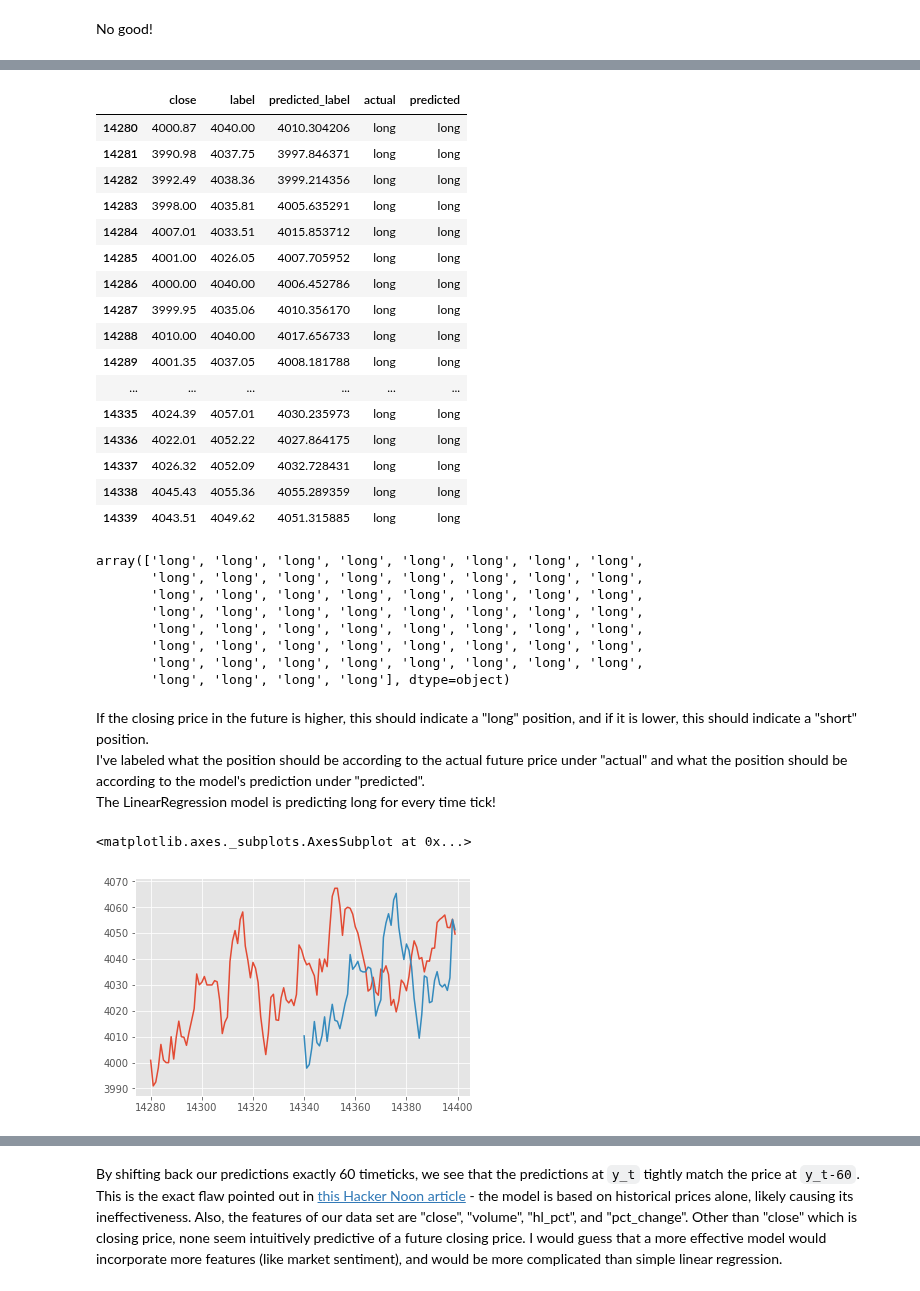
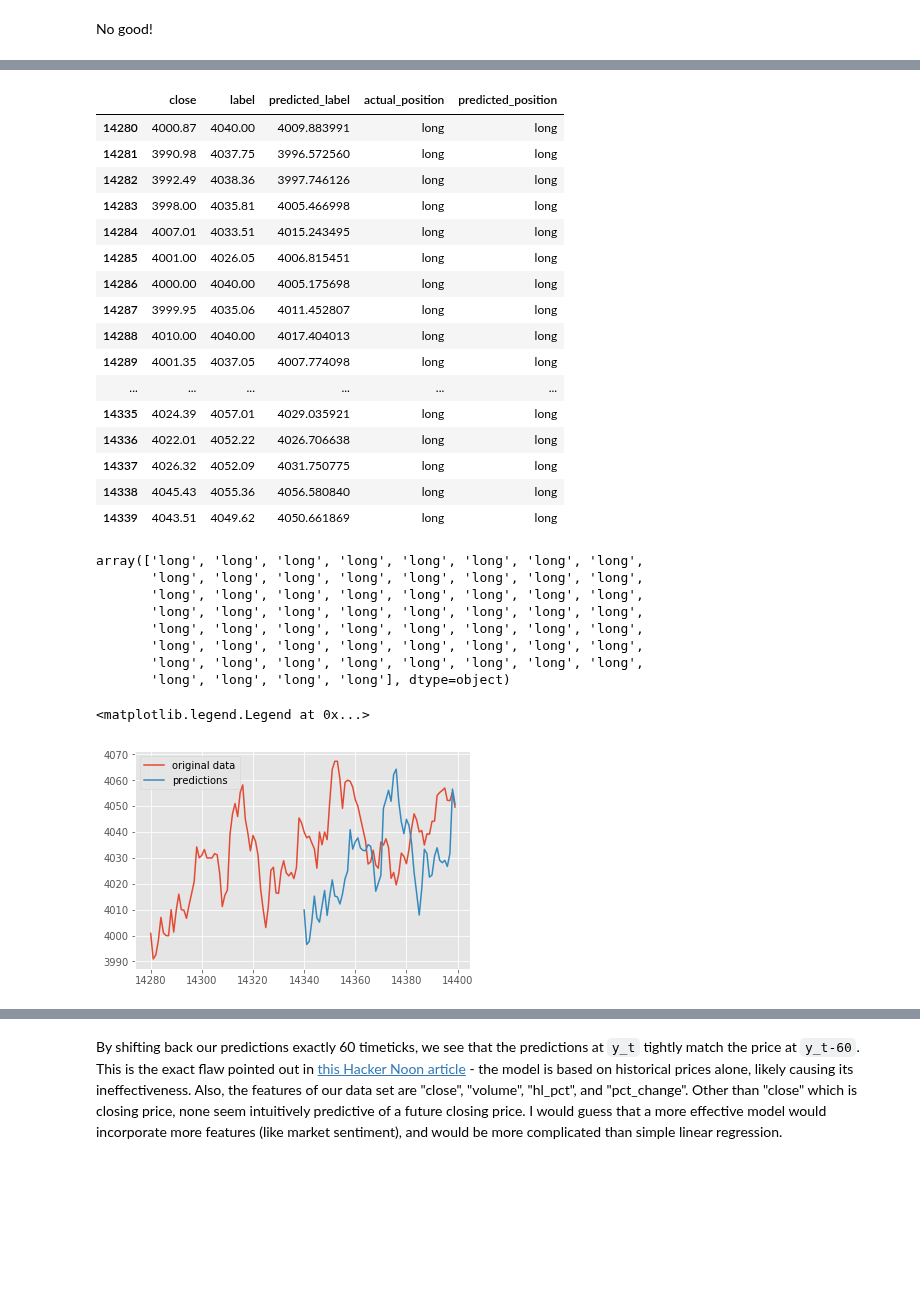
Before and after one commit to jonathancai11/btc-analysis, a Jupyter notebook: btc-prediction.ipynb, the cells around one changed output, grey strips where cells are left out. Saved outputs shown, nothing was run; the diff lists cells and outputs as text; code cells hidden in the pictures; blank space fills up the shorter version.

```diff
--- a/btc-prediction.ipynb
+++ b/btc-prediction.ipynb
@@ -96,9 +91,9 @@ df_reduced['pct_change'] = (df_reduced['close'] - df_reduced['open']) / df_reduc
 df_reduced = df_reduced.drop(labels=['high', 'low', 'open'], axis=1)
 
 forecast_out = 60
-forecast_col = 'close'
-df_reduced['label'] = df_reduced[forecast_col].shift(-forecast_out)
-df_reduced_nonan = df_reduced.dropna(inplace=False)
+forecast_column = 'close'
+df_reduced['label'] = df_reduced[forecast_column].shift(-forecast_out)
+df_reduced_nonan = df_reduced.dropna()
 display(df_reduced_nonan.head())
 display(df_reduced_nonan.tail())
 # %% [output]
@@ -176,28 +174,28 @@ No good!
 # %%
 comparison = forecast_set.drop(['volume', 'hl_pct', 'pct_change'], axis=1)
 comparison['predicted_label'] = predicted_set
-comparison['actual'] = comparison.apply(lambda row : 'long' if row['close'] < row['label'] else 'short', axis=1)
-comparison['predicted'] = comparison.apply(lambda row : 'long' if row['close'] < row['predicted_label'] else 'short', axis=1)
+comparison['actual_position'] = comparison.apply(lambda row : 'long' if row['close'] < row['label'] else 'short', axis=1)
+comparison['predicted_position'] = comparison.apply(lambda row : 'long' if row['close'] < row['predicted_label'] else 'short', axis=1)
 display(comparison)
-display(comparison['predicted'].values)
+display(comparison['predicted_position'].values)
 # %% [output]
-|  | close | label | predicted_label | actual | predicted |
-| 14280 | 4000.87 | 4040.00 | 4010.304206 | long | long |
-| 14281 | 3990.98 | 4037.75 | 3997.846371 | long | long |
-| 14282 | 3992.49 | 4038.36 | 3999.214356 | long | long |
-| 14283 | 3998.00 | 4035.81 | 4005.635291 | long | long |
-| 14284 | 4007.01 | 4033.51 | 4015.853712 | long | long |
-| 14285 | 4001.00 | 4026.05 | 4007.705952 | long | long |
-| 14286 | 4000.00 | 4040.00 | 4006.452786 | long | long |
-| 14287 | 3999.95 | 4035.06 | 4010.356170 | long | long |
-| 14288 | 4010.00 | 4040.00 | 4017.656733 | long | long |
-| 14289 | 4001.35 | 4037.05 | 4008.181788 | long | long |
+|  | close | label | predicted_label | actual_position | predicted_position |
+| 14280 | 4000.87 | 4040.00 | 4009.883991 | long | long |
+| 14281 | 3990.98 | 4037.75 | 3996.572560 | long | long |
+| 14282 | 3992.49 | 4038.36 | 3997.746126 | long | long |
+| 14283 | 3998.00 | 4035.81 | 4005.466998 | long | long |
+| 14284 | 4007.01 | 4033.51 | 4015.243495 | long | long |
+| 14285 | 4001.00 | 4026.05 | 4006.815451 | long | long |
+| 14286 | 4000.00 | 4040.00 | 4005.175698 | long | long |
+| 14287 | 3999.95 | 4035.06 | 4011.452807 | long | long |
+| 14288 | 4010.00 | 4040.00 | 4017.404013 | long | long |
+| 14289 | 4001.35 | 4037.05 | 4007.774098 | long | long |
 | ... | ... | ... | ... | ... | ... |
-| 14335 | 4024.39 | 4057.01 | 4030.235973 | long | long |
-| 14336 | 4022.01 | 4052.22 | 4027.864175 | long | long |
-| 14337 | 4026.32 | 4052.09 | 4032.728431 | long | long |
-| 14338 | 4045.43 | 4055.36 | 4055.289359 | long | long |
-| 14339 | 4043.51 | 4049.62 | 4051.315885 | long | long |
+| 14335 | 4024.39 | 4057.01 | 4029.035921 | long | long |
+| 14336 | 4022.01 | 4052.22 | 4026.706638 | long | long |
+| 14337 | 4026.32 | 4052.09 | 4031.750775 | long | long |
+| 14338 | 4045.43 | 4055.36 | 4056.580840 | long | long |
+| 14339 | 4043.51 | 4049.62 | 4050.661869 | long | long |
 array(['long', 'long', 'long', 'long', 'long', 'long', 'long', 'long',
        'long', 'long', 'long', 'long', 'long', 'long', 'long', 'long',
        'long', 'long', 'long', 'long', 'long', 'long', 'long', 'long',
@@ -206,17 +204,16 @@ array(['long', 'long', 'long', 'long', 'long', 'long', 'long', 'long',
        'long', 'long', 'long', 'long', 'long', 'long', 'long', 'long',
        'long', 'long', 'long', 'long', 'long', 'long', 'long', 'long',
        'long', 'long', 'long', 'long'], dtype=object)
-# %% [markdown]
-If the closing price in the future is higher, this should indicate a "long" position, and if it is lower, this should indicate a "short" position.
-I've labeled what the position should be according to the actual future price under "actual" and what the position should be according to the model's prediction under "predicted".
-The LinearRegression model is predicting long for every time tick!
 # %%
 predicted_series = pd.Series(predicted_set, index=actual_set.index)
+
+fig, ax = plt.subplots()
 df_reduced['close'].drop(np.arange(len(df_reduced))[:-120]).plot()
 predicted_series.plot()
+ax.legend(["original data", "predictions"])
 # %% [output]
-<matplotlib.axes._subplots.AxesSubplot at 0x...>
+<matplotlib.legend.Legend at 0x...>
-[figure, old version]
+[figure, new version]
 # %%
 shifted_predicted_series = predicted_series.copy()
 shifted_predicted_series.index = predicted_series.index - 60
```
Also changed, not shown: parts of 9 cells of this notebook.
